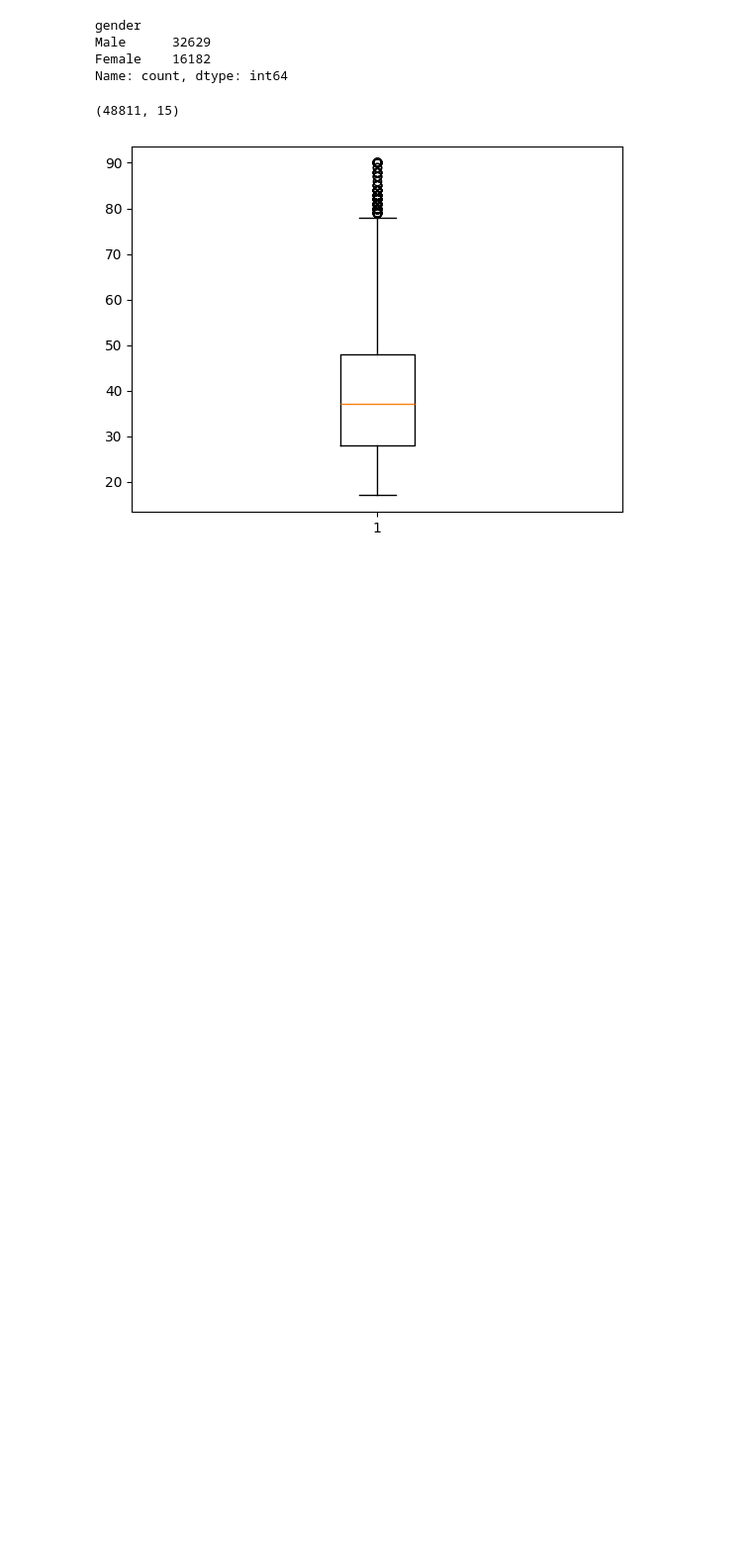
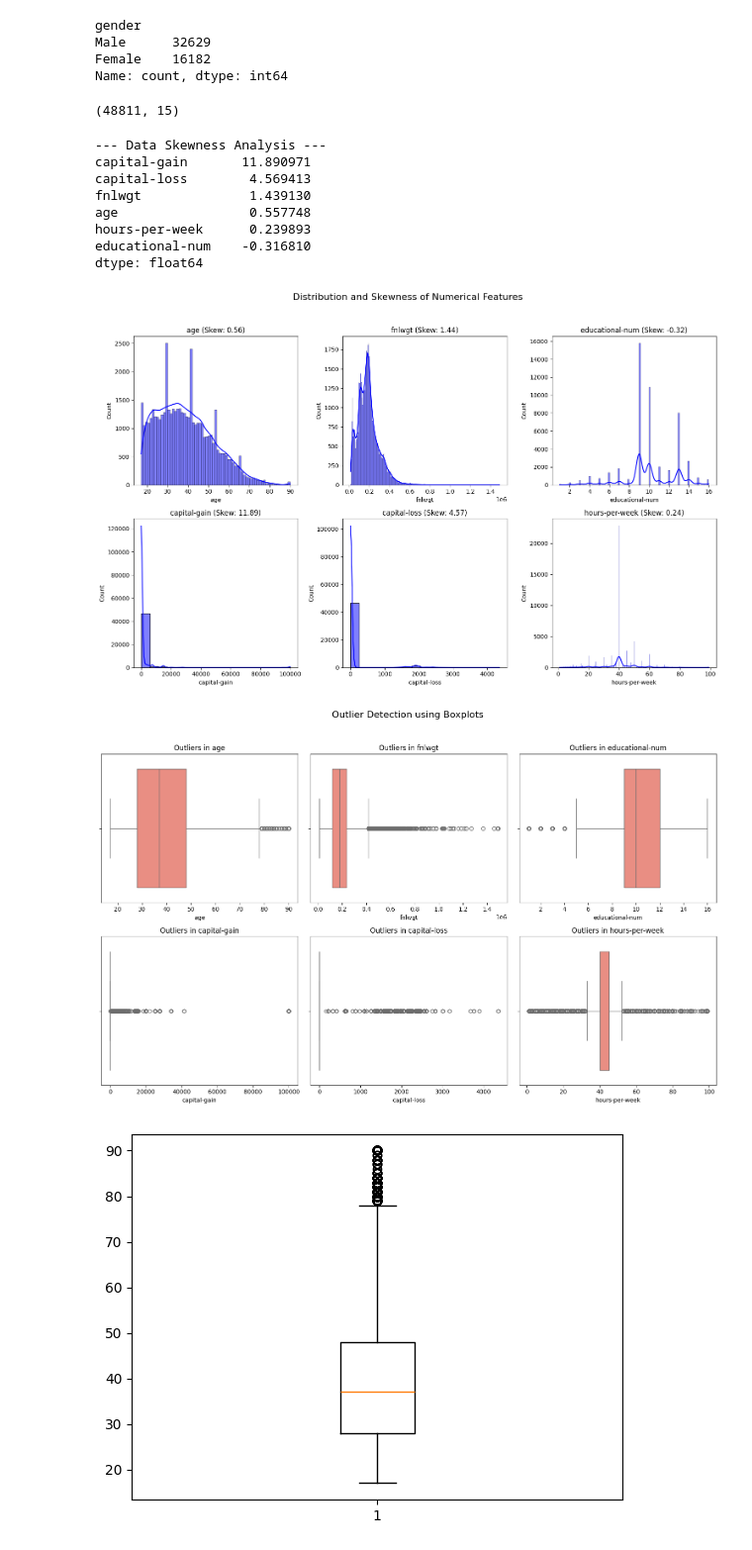
Before and after one commit to Vasanth1815/Employee_salary_prediction, a Jupyter notebook: employee salary prediction.ipynb, the cells around one changed output. Shown at 99% size. Saved outputs shown, nothing was run; the diff lists cells and outputs as text; code cells hidden in the pictures; blank space fills up the shorter version.

```diff
--- a/employee salary prediction.ipynb
+++ b/employee salary prediction.ipynb
@@ -165,6 +165,50 @@ Name: count, dtype: int64
 data.shape
 # %% [output]
 (48811, 15)
+# %%
+
+import matplotlib.pyplot as plt
+import seaborn as sns
+
+# 1. Define the numerical attributes that need checking
+# Note: Ensure the column names match your dataset (e.g., 'educational-num' vs 'education-num')
+num_cols = ['age', 'fnlwgt', 'educational-num', 'capital-gain', 'capital-loss', 'hours-per-week']
+
+print("--- Data Skewness Analysis ---")
+# Check skewness: values > 1 or < -1 indicate high skewness
+skew_values = data[num_cols].skew().sort_values(ascending=False)
+print(skew_values)
+
+# 2. Visualize Skewness (Histograms)
+plt.figure(figsize=(15, 10))
+plt.suptitle("Distribution and Skewness of Numerical Features", fontsize=16)
+for i, col in enumerate(num_cols, 1):
+    plt.subplot(2, 3, i)
+    sns.histplot(data[col], kde=True, color='blue')
+    plt.title(f'{col} (Skew: {data[col].skew():.2f})')
+plt.tight_layout(rect=[0, 0.03, 1, 0.95])
+plt.show()
+
+# 3. Visualize Outliers (Boxplots)
+plt.figure(figsize=(15, 10))
+plt.suptitle("Outlier Detection using Boxplots", fontsize=16)
+for i, col in enumerate(num_cols, 1):
+    plt.subplot(2, 3, i)
+    sns.boxplot(x=data[col], color='salmon')
+    plt.title(f'Outliers in {col}')
+plt.tight_layout(rect=[0, 0.03, 1, 0.95])
+plt.show()
+# %% [output]
+--- Data Skewness Analysis ---
+capital-gain       11.890971
+capital-loss        4.569413
+fnlwgt              1.439130
+age                 0.557748
+hours-per-week      0.239893
+educational-num    -0.316810
+dtype: float64
+[figure, added]
+[figure, added]
 # %%
 #outlier detection
 import matplotlib.pyplot as plt   #visualization
```
Also changed, not shown: parts of 9 cells of this notebook, 2 other files.
